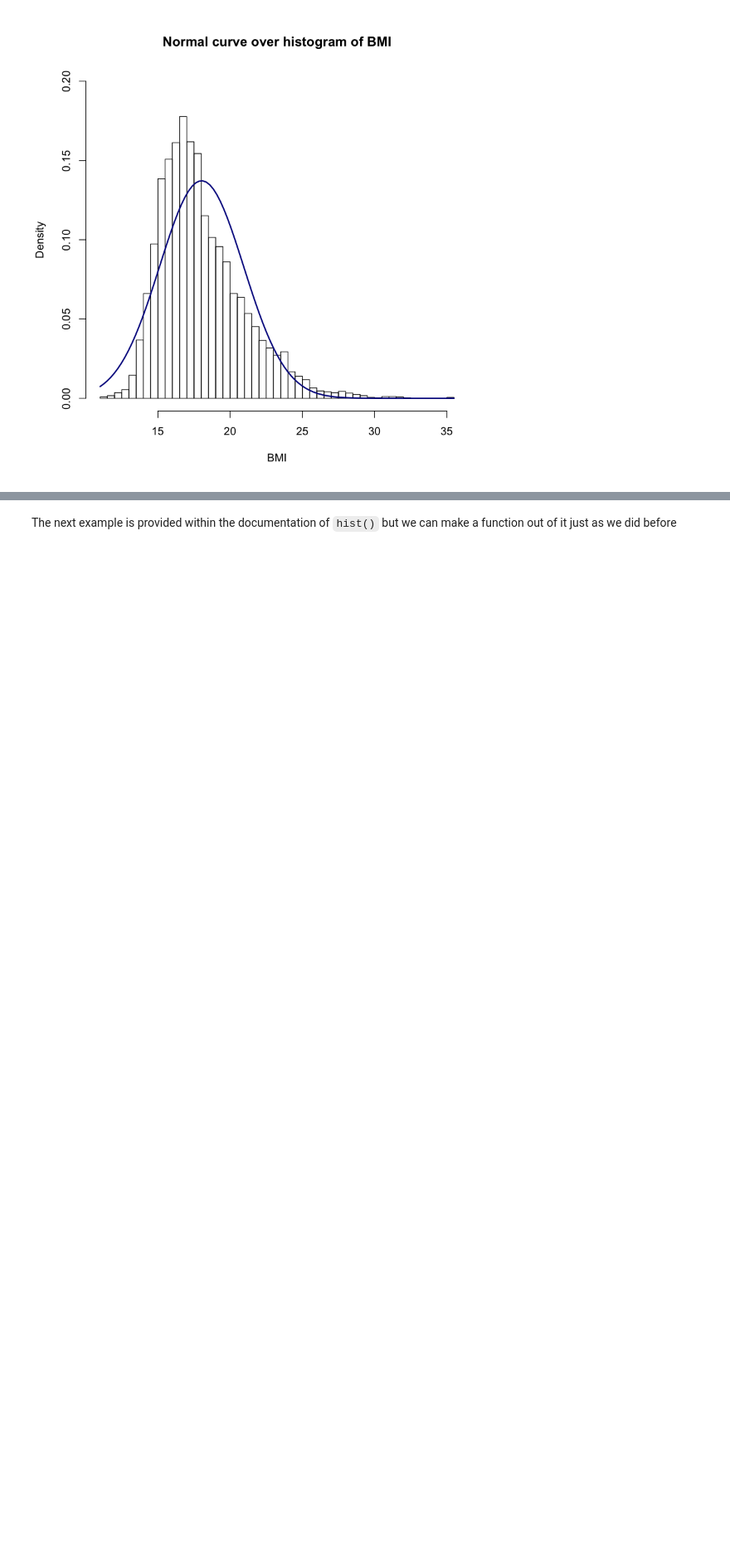
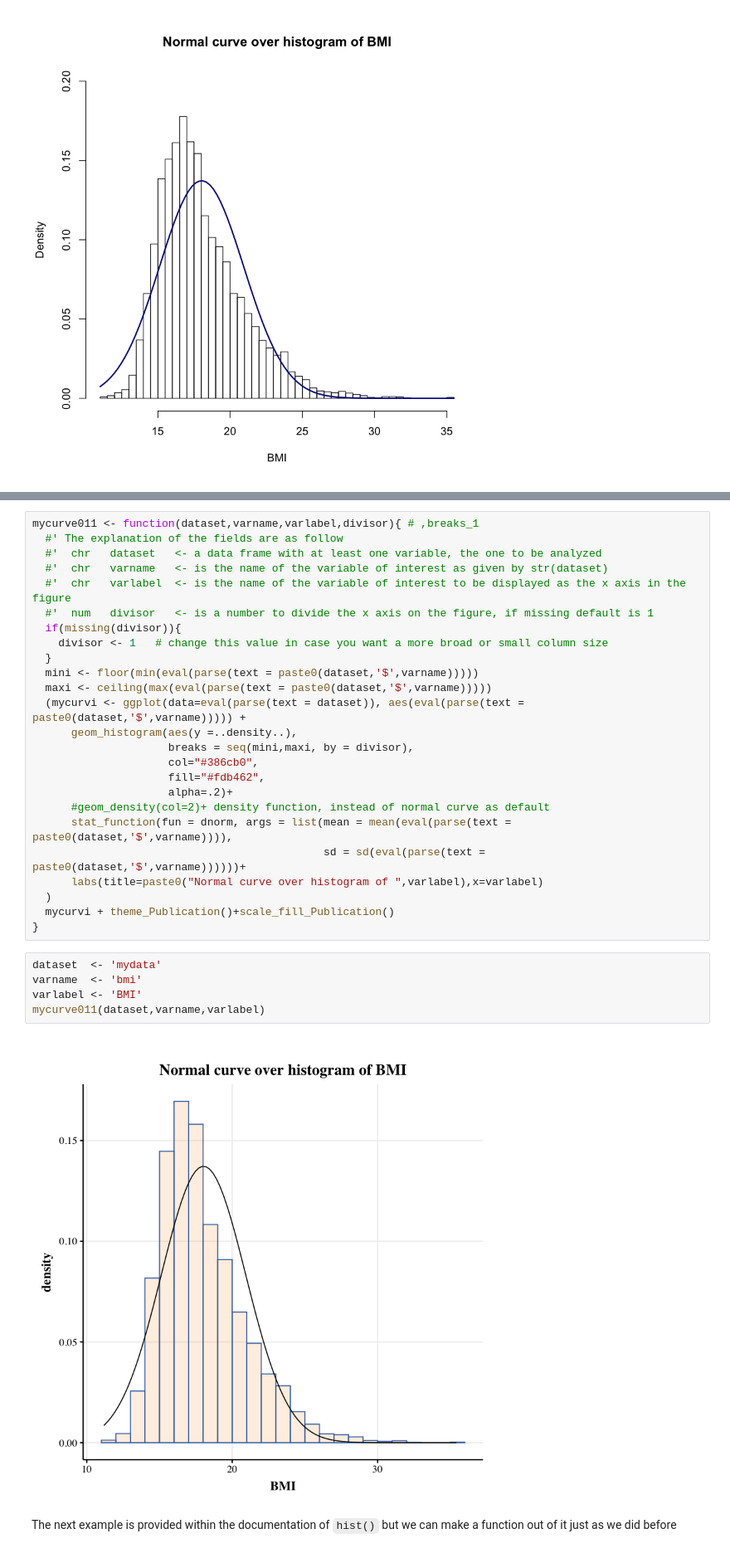
Before and after one commit to billytaipei101/6-R-statistics-for-Psy, a Jupyter notebook: R stats for psy.ipynb, the cells around one changed output, grey strips where cells are left out. Shown at 83% size. Saved outputs shown, nothing was run; the diff lists cells and outputs as text; blank space fills up the shorter version.

```diff
--- a/R stats for psy.ipynb
+++ b/R stats for psy.ipynb
@@ -507,3 +509,35 @@ mycurve01('mydata','bmi','BMI',40)
+# %%
+mycurve011 <- function(dataset,varname,varlabel,divisor){ # ,breaks_1
+  #' The explanation of the fields are as follow
+  #'  chr   dataset   <- a data frame with at least one variable, the one to be analyzed
+  #'  chr   varname   <- is the name of the variable of interest as given by str(dataset)
+  #'  chr   varlabel  <- is the name of the variable of interest to be displayed as the x axis in the figure
+  #'  num   divisor   <- is a number to divide the x axis on the figure, if missing default is 1
+  if(missing(divisor)){
+    divisor <- 1   # change this value in case you want a more broad or small column size
+  }
+  mini <- floor(min(eval(parse(text = paste0(dataset,'$',varname)))))
+  maxi <- ceiling(max(eval(parse(text = paste0(dataset,'$',varname)))))
+  (mycurvi <- ggplot(data=eval(parse(text = dataset)), aes(eval(parse(text = paste0(dataset,'$',varname))))) +
+      geom_histogram(aes(y =..density..),
+                     breaks = seq(mini,maxi, by = divisor),
+                     col="#386cb0",
+                     fill="#fdb462",
+                     alpha=.2)+
+      #geom_density(col=2)+ density function, instead of normal curve as default
+      stat_function(fun = dnorm, args = list(mean = mean(eval(parse(text = paste0(dataset,'$',varname)))),
+                                             sd = sd(eval(parse(text = paste0(dataset,'$',varname))))))+
+      labs(title=paste0("Normal curve over histogram of ",varlabel),x=varlabel)
+  )
+  mycurvi + theme_Publication()+scale_fill_Publication()
+}
+# %%
+dataset  <- 'mydata'
+varname  <- 'bmi'
+varlabel <- 'BMI'
+mycurve011(dataset,varname,varlabel)
+# %% [output]
+[figure, added]
 # %% [markdown]
 The next example is provided within the documentation of `hist()` but we can make a function out of it just as we did before
 # %%
```
Also changed, not shown: parts of 16 cells of this notebook.
